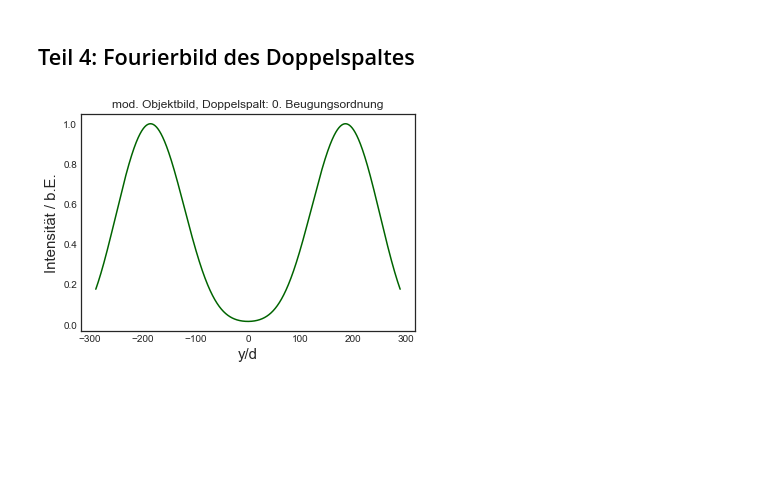
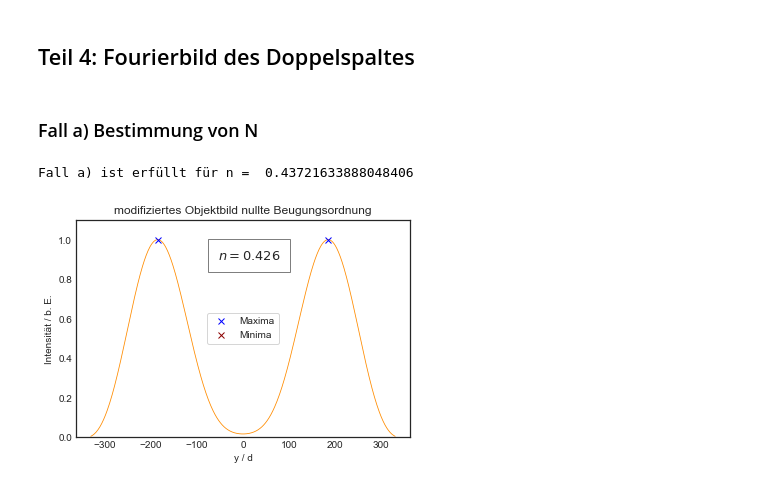
Before and after one commit to MajestyQ/Lectures, a Jupyter notebook: Praktikum/233 - Fourieroptik/V233 Fourier-Optik .ipynb, the cells around one changed output. Cells and saved outputs as stored; diff of their text form; code cells hidden in the pictures; blank space fills up the shorter version.

Commit message:
Fourier

```diff
--- a/Praktikum/233 - Fourieroptik/V233 Fourier-Optik .ipynb
+++ b/Praktikum/233 - Fourieroptik/V233 Fourier-Optik .ipynb
@@ -848,22 +892,17 @@ g=diff_mid
-# %%
-Y = np.linspace(-2,2,10001)*d
-#funktion bis k_y aus Praktikumsanleitung integrieren, normieren und plotten
-f_modifiziert=[]
-for i in range(len(Y)):
-    y=Y[i]
-    result, error = quad(doppelspalt, 0, 2*np.pi/g)
-    f_modifiziert.append(result**2)
-C =np.max(f_modifiziert)
-f_modifiziert/=C
-plt.plot(Y, f_modifiziert,color='darkgreen')
-plt.title('mod. Objektbild, Doppelspalt: 0. Beugungsordnung',size=12)
-plt.xlabel('y/d',size=15)
-plt.ylabel('Intensität / b.E.',size=15)
-plt.savefig(r'C:\Users\Quirinus\Documents\GitHub\Praktikum\Praktikum\233 - Fourieroptik\Diagramme\Doppelspalt, nullte Ordnung.pdf',format='PDF')
-plt.show()
-max_mask = np.r_[f_modifiziert[1:] < f_modifiziert[:-1], True] & np.r_[True,f_modifiziert[:-1] < f_modifiziert[1:]];
-
-x1=Y[np.where(max_mask)]
-k_y=2*np.pi/g
-# %% [output]
-[figure, removed]
+# %% [markdown]
+### Fall a) Bestimmung von N
+# %%
+#Berechnung von n
+n_max_a=1/prob_gd
+n_max_a_err=n_max_a*prob_gd_err/prob_gd
+print('Fall a) ist erfüllt für n = ',n_max_a)
+# %% [output]
+Fall a) ist erfüllt für n =  0.43721633888048406
+# %%
+#Plot der bereits zuvor programmierten Doppelspaltfunktion mit passendem n.
+
+maxPos_dspalt0, maxInt_dspalt0, minPos_dspalt0, minInt_dspalt0 = picture(doppelspalt, n_max_a, 'nullte Beugungsordnung')
+plt.text(-55,0.9,'$n = 0.426$',bbox={'facecolor':'white', 'alpha':0.5, 'pad':10},size=13)
+plt.savefig(r'C:\Users\Quirinus\Documents\GitHub\Praktikum\Praktikum\233 - Fourieroptik\Diagramme\%s.pdf', format='PDF')
+# %% [output]
+[figure, added]
```
Also changed, not shown: parts of 14 cells of this notebook, 22 other files.
